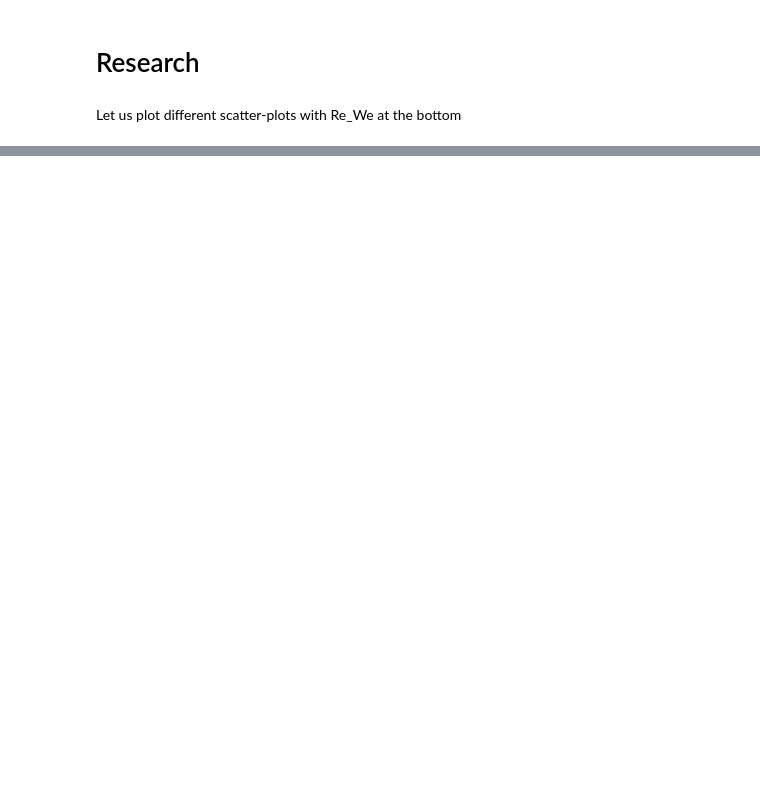
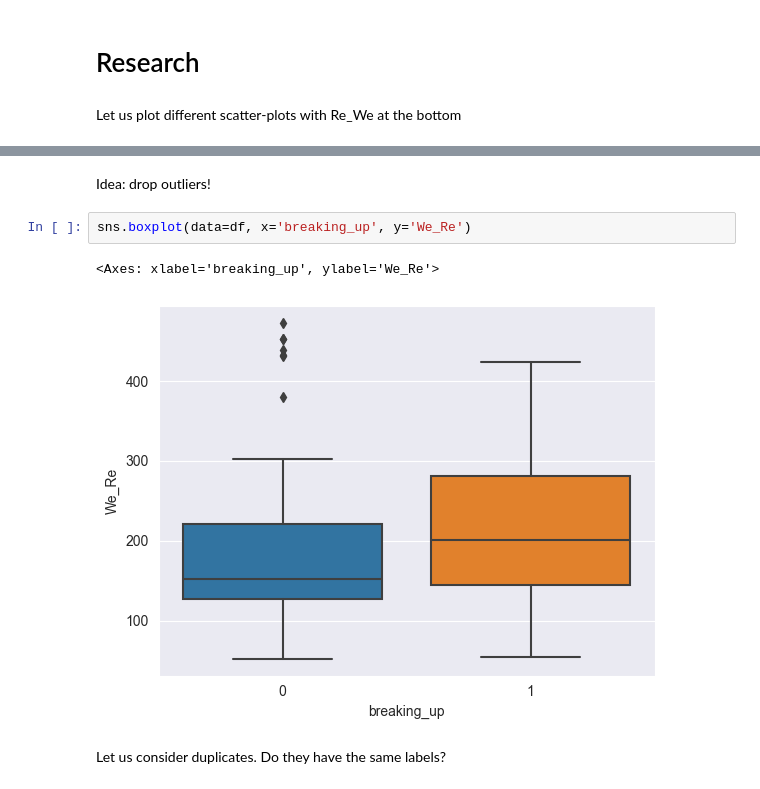
Before and after one commit to mvulf/drop-wall-impact-ml-prediction, a Jupyter notebook: notebooks/research.ipynb, the cells around one changed output, grey strips where cells are left out. Drawn from its saved outputs; the diff is of its cells as text; blank space fills up the shorter version.

```diff
--- a/notebooks/research.ipynb
+++ b/notebooks/research.ipynb
@@ -142,0 +202,9 @@ Let us plot different scatter-plots with Re_We at the bottom
+# %% [markdown]
+Idea: drop outliers!
+# %%
+sns.boxplot(data=df, x='breaking_up', y='We_Re')
+# %% [output]
+<Axes: xlabel='breaking_up', ylabel='We_Re'>
+[figure, added]
+# %% [markdown]
+Let us consider duplicates. Do they have the same labels?
```
Also changed, not shown: parts of 9 cells of this notebook.
